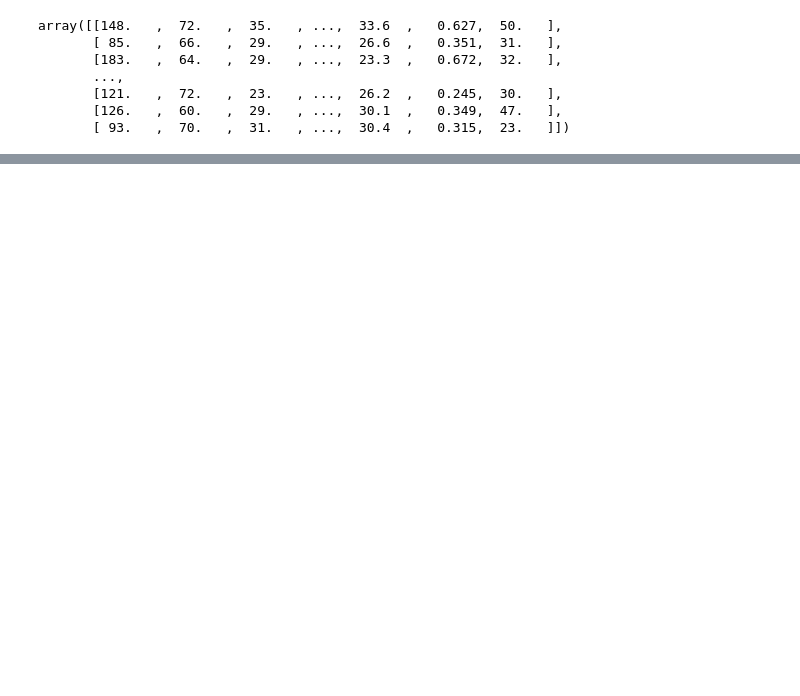
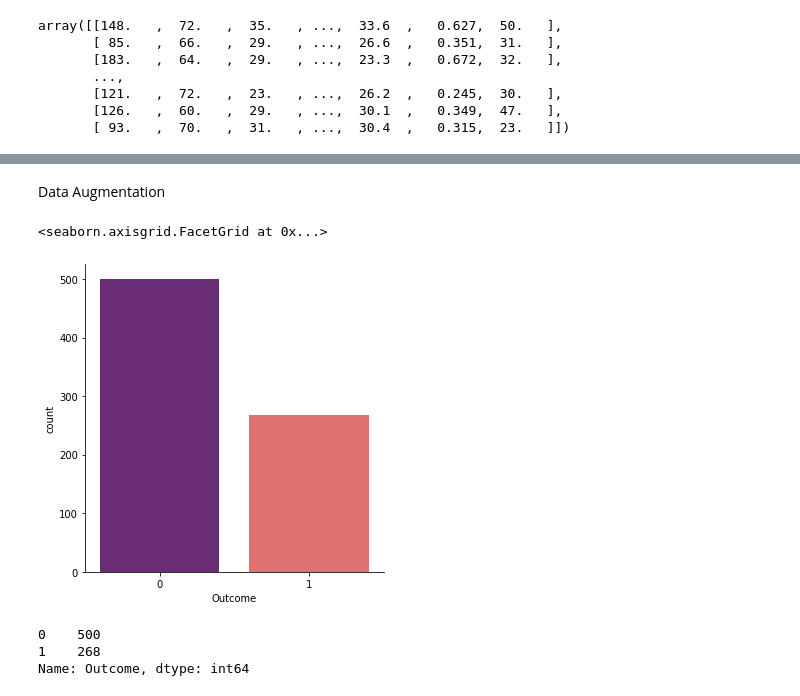
Before and after one commit to VitikaJain25/HealthCareNLPCourse, a Jupyter notebook: ANN_Classification_Diabetes_Classification.ipynb, the cells around one changed output, grey strips where cells are left out. Cells and saved outputs as stored; diff of their text form; code cells hidden in the pictures; blank space fills up the shorter version.

```diff
--- a/ANN_Classification_Diabetes_Classification.ipynb
+++ b/ANN_Classification_Diabetes_Classification.ipynb
@@ -139,3 +146,7 @@ array([[148.   ,  72.   ,  35.   , ...,  33.6  ,   0.627,  50.   ],
        [121.   ,  72.   ,  23.   , ...,  26.2  ,   0.245,  30.   ],
        [126.   ,  60.   ,  29.   , ...,  30.1  ,   0.349,  47.   ],
        [ 93.   ,  70.   ,  31.   , ...,  30.4  ,   0.315,  23.   ]])
+# %%
+# So we have to convert the array back to a Dataframe.
+diabetes_df = pd.DataFrame(data_array, columns = data_raw.columns)
+diabetes_df
@@ -141,0 +167,19 @@ array([[148.   ,  72.   ,  35.   , ...,  33.6  ,   0.627,  50.   ],
+# %%
+diabetes_df['Pregnancies'] = diabetes.Pregnancies
+diabetes_df['Outcome'] = diabetes.Outcome
+# %% [markdown]
+Data Augmentation
+# %%
+sns.catplot(x = "Outcome", kind = "count", data = diabetes_df, palette = 'magma')
+
+# Output class is not balanced.
+# %% [output]
+<seaborn.axisgrid.FacetGrid at 0x...>
+[figure, added]
+# %%
+# Imbalanced class
+diabetes_df['Outcome'].value_counts()
+# %% [output]
+0    500
+1    268
+Name: Outcome, dtype: int64
```
Also changed, not shown: parts of 15 cells of this notebook.
